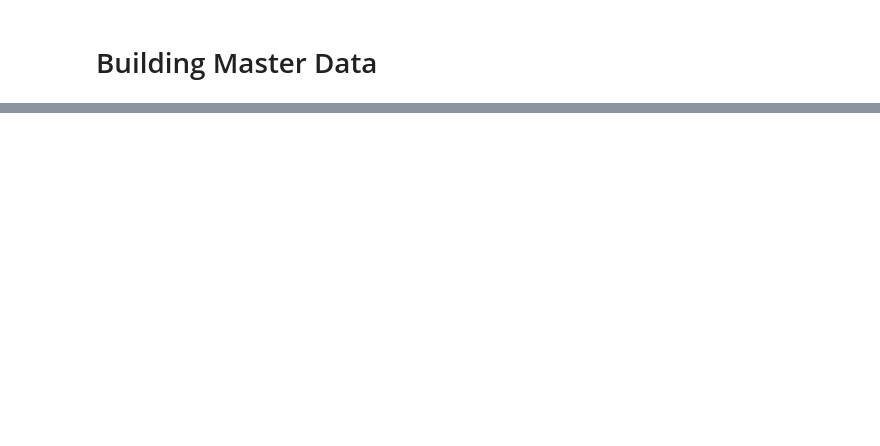
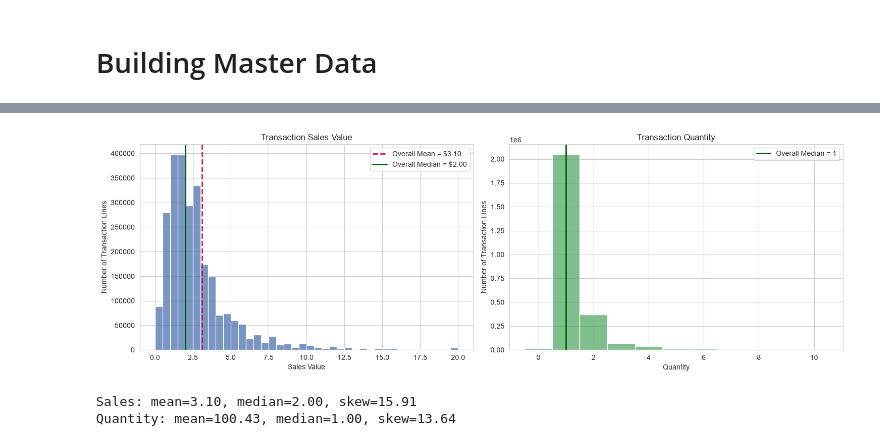
Before and after one commit to nikkeijane/DS_207_MiniProject, a Jupyter notebook: notebook.ipynb, the cells around one changed output, grey strips where cells are left out. Cells and saved outputs as stored; diff of their text form; code cells hidden in the pictures; blank space fills up the shorter version.

```diff
--- a/notebook.ipynb
+++ b/notebook.ipynb
@@ -217,0 +395,70 @@ plt.show()
+# %%
+fig, axes = plt.subplots(1, 2, figsize=(15, 5))
+
+sales = df_transaction["SALES_VALUE"].dropna()
+quantity = df_transaction["QUANTITY"].dropna()
+
+sales_mean = sales.mean()
+sales_median = sales.median()
+sales_skew = stats.skew(sales)
+
+quantity_mean = quantity.mean()
+quantity_median = quantity.median()
+quantity_skew = stats.skew(quantity)
+
+sales_p99 = sales.quantile(0.99)
+quantity_p99 = quantity.quantile(0.99)
+
+# SALES VALUE
+sns.histplot(sales[sales <= sales_p99], bins=40, color="#4C72B0", ax=axes[0])
+axes[0].axvline(
+    sales_mean,
+    color="crimson",
+    linestyle="--",
+    linewidth=2,
+    label=f"Overall Mean = ${sales_mean:.2f}"
+)
+
+axes[0].axvline(
+    sales_median,
+    color="darkgreen",
+    linewidth=2,
+    label=f"Overall Median = ${sales_median:.2f}"
+)
+
+axes[0].set_title("Transaction Sales Value")
+axes[0].set_xlabel("Sales Value")
+axes[0].set_ylabel("Number of Transaction Lines")
+axes[0].legend()
+
+
+# QUANTITY
+sns.histplot(
+    quantity[quantity <= quantity_p99],
+    discrete=True,
+    color="#55A868",
+    ax=axes[1]
+)
+
+# Median only, because full-data mean may be outside plotted range
+axes[1].axvline(
+    quantity_median,
+    color="darkgreen",
+    linewidth=2,
+    label=f"Overall Median = {quantity_median:.0f}"
+)
+
+axes[1].set_title("Transaction Quantity")
+axes[1].set_xlabel("Quantity")
+axes[1].set_ylabel("Number of Transaction Lines")
+axes[1].legend()
+
+plt.tight_layout()
+plt.show()
+
+print(f"Sales: mean={sales_mean:.2f}, median={sales_median:.2f}, skew={sales_skew:.2f}")
+print(f"Quantity: mean={quantity_mean:.2f}, median={quantity_median:.2f}, skew={quantity_skew:.2f}")
+# %% [output]
+[figure, added]
+Sales: mean=3.10, median=2.00, skew=15.91
+Quantity: mean=100.43, median=1.00, skew=13.64
```
Also changed, not shown: parts of 19 cells of this notebook.
